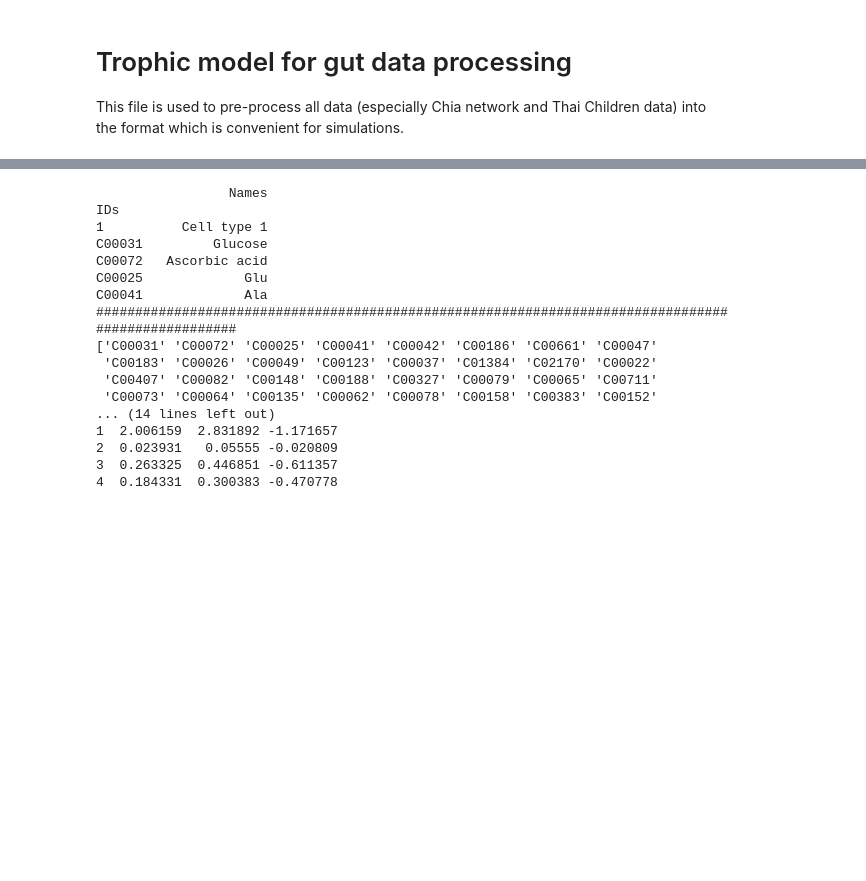
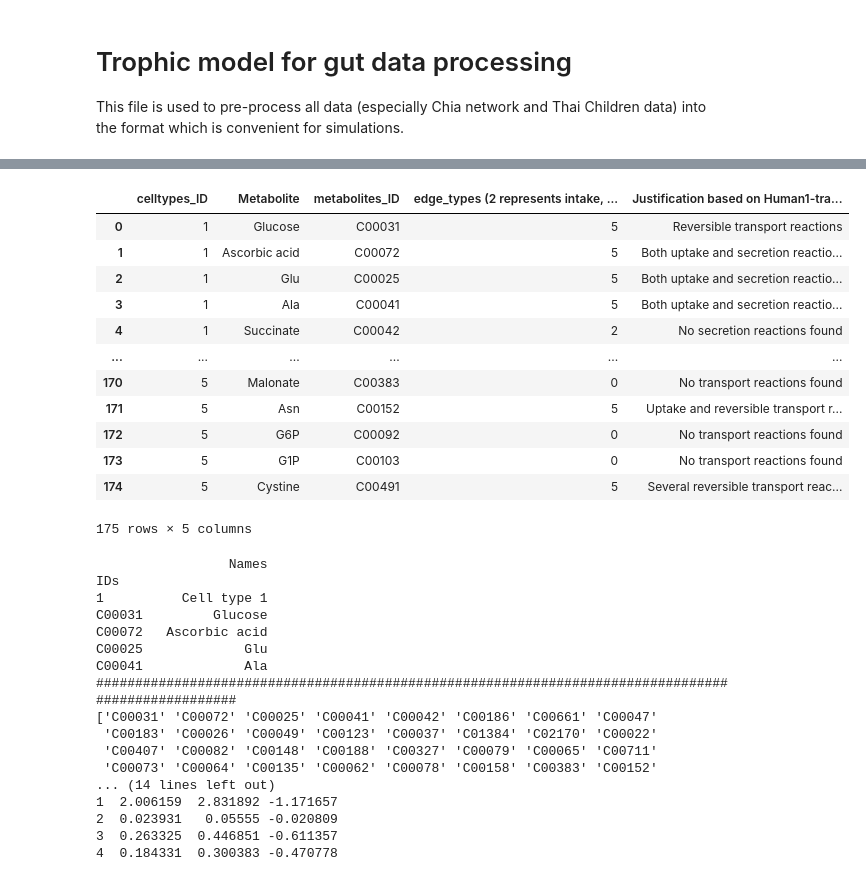
Before and after one commit to vibishanb/cancer-recon-network, a Jupyter notebook: codes/Trophic_model_for_gut_data_processing.ipynb, the cells around one changed output, grey strips where cells are left out. Drawn from its saved outputs; the diff is of its cells as text; code cells hidden in the pictures; blank space fills up the shorter version.

```diff
--- a/codes/Trophic_model_for_gut_data_processing.ipynb
+++ b/codes/Trophic_model_for_gut_data_processing.ipynb
@@ -37,3 +21,19 @@ print('#########################################################################
+# %%
+net
+# %% [output]
+|  | celltypes_ID | Metabolite | metabolites_ID | edge_types (2 represents intake, ... | Justification based on Human1-tra... |
+| 0 | 1 | Glucose | C00031 | 5 | Reversible transport reactions |
+| 1 | 1 | Ascorbic acid | C00072 | 5 | Both uptake and secretion reactio... |
+| 2 | 1 | Glu | C00025 | 5 | Both uptake and secretion reactio... |
+| 3 | 1 | Ala | C00041 | 5 | Both uptake and secretion reactio... |
+| 4 | 1 | Succinate | C00042 | 2 | No secretion reactions found |
+| ... | ... | ... | ... | ... | ... |
+| 170 | 5 | Malonate | C00383 | 0 | No transport reactions found |
+| 171 | 5 | Asn | C00152 | 5 | Uptake and reversible transport r... |
+| 172 | 5 | G6P | C00092 | 0 | No transport reactions found |
+| 173 | 5 | G1P | C00103 | 0 | No transport reactions found |
+| 174 | 5 | Cystine | C00491 | 5 | Several reversible transport reac... |
+175 rows × 5 columns
 # %%
 ########### Load names of all nodes in the prior network
 names = pd.read_csv('../input-data/names_ID.txt',sep=':')
```
Also changed, not shown: parts of 1 cell of this notebook, 4 other files.
